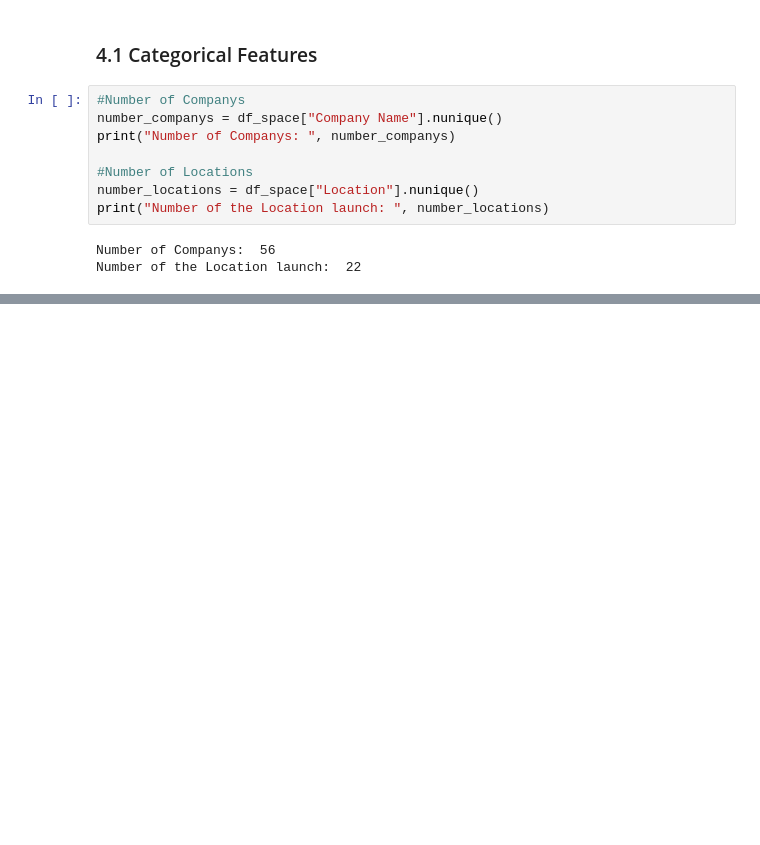
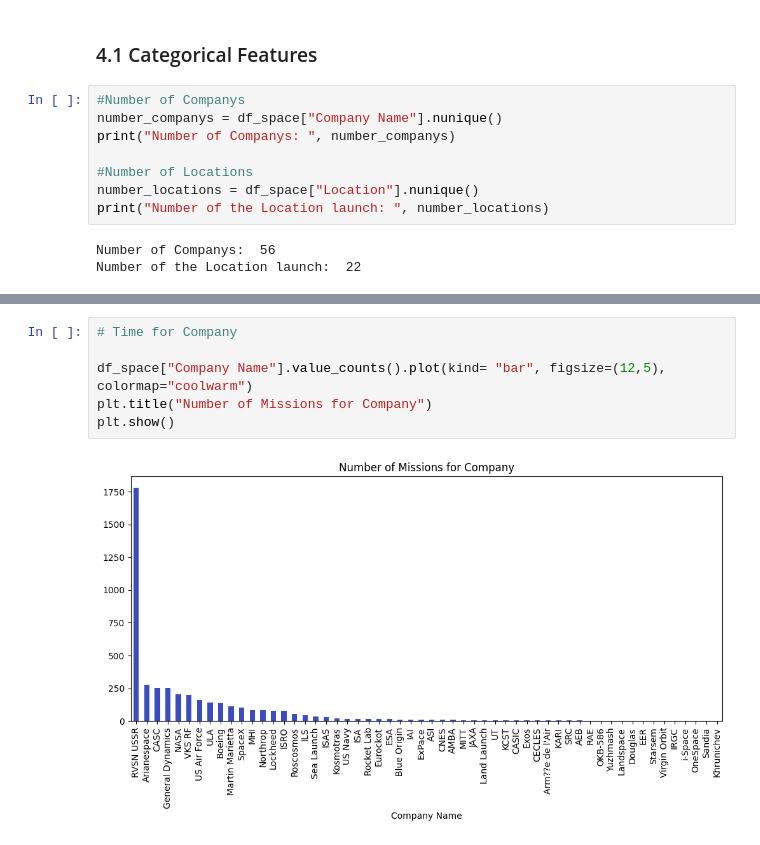
Before and after one commit to VictorMDSS/De_Sousa_Sanchez_Victor_Manuel_Space_Missions_EDA, a Jupyter notebook: main.ipynb, the cells around one changed output, grey strips where cells are left out. Saved outputs shown, nothing was run; the diff lists cells and outputs as text; blank space fills up the shorter version.

```diff
--- a/main.ipynb
+++ b/main.ipynb
@@ -371,2 +371,10 @@ df_space[categories].mode().T
 | Status Mission | Success |
 | Status Rocket | StatusRetired |
+# %%
+# Time for Company
+
+df_space["Company Name"].value_counts().plot(kind= "bar", figsize=(12,5), colormap="coolwarm")
+plt.title("Number of Missions for Company")
+plt.show()
+# %% [output]
+[figure, added]
```
Also changed, not shown: parts of 3 cells of this notebook, 1 other file.
